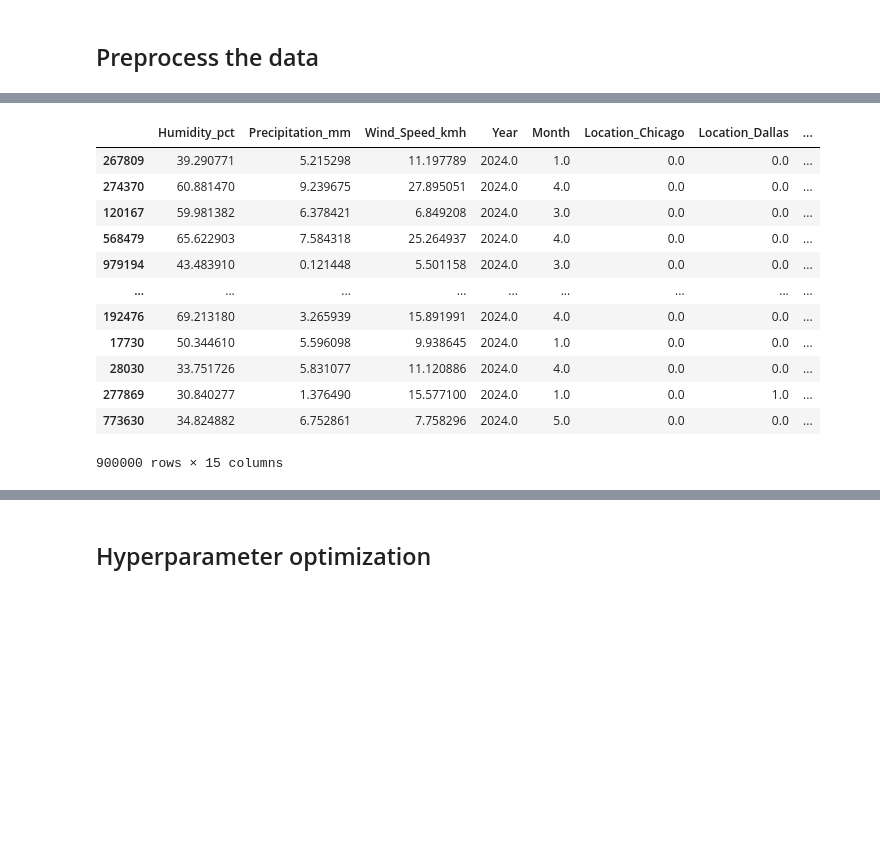
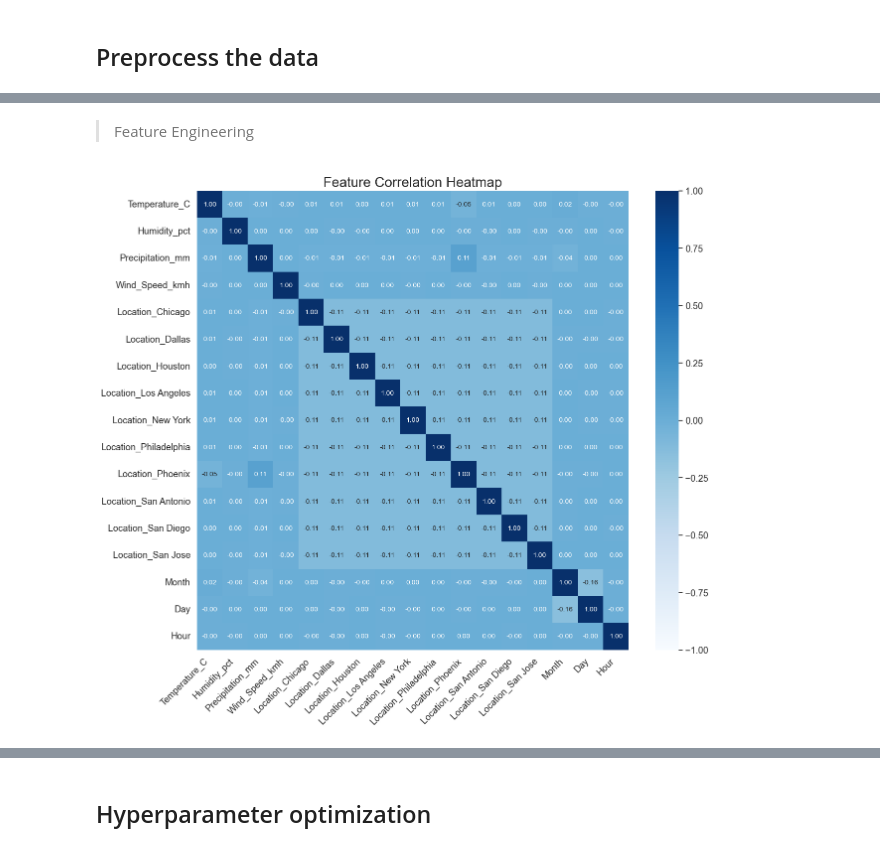
Before and after one commit to JiaheJiang/City-Temp-Predictor, a Jupyter notebook: City_temp_prediction.ipynb, the cells around one changed output, grey strips where cells are left out. Drawn from its saved outputs; the diff is of its cells as text; code cells hidden in the pictures; blank space fills up the shorter version.

```diff
--- a/City_temp_prediction.ipynb
+++ b/City_temp_prediction.ipynb
@@ -168,10 +209,0 @@ passthrough_features = ["Humidity_pct","Precipitation_mm","Wind_Speed_kmh","Year
-# %%
-categorical_transformer = make_pipeline(
-    OneHotEncoder(handle_unknown="ignore", sparse_output=False),
-)
-
-preprocessor = make_column_transformer(
-    ("drop", drop_features),
-    ("passthrough", passthrough_features),
-    (categorical_transformer, categorical_features),
-)
@@ -206,19 +244,30 @@ new_columns = (
-# %%
-X_train_enc = pd.DataFrame(
-    preprocessor.transform(X_train), index=X_train.index, columns=new_columns
-)
-X_train_enc
-# %% [output]
-|  | Humidity_pct | Precipitation_mm | Wind_Speed_kmh | Year | Month | Location_Chicago | Location_Dallas | ... |
-| 267809 | 39.290771 | 5.215298 | 11.197789 | 2024.0 | 1.0 | 0.0 | 0.0 | ... |
-| 274370 | 60.881470 | 9.239675 | 27.895051 | 2024.0 | 4.0 | 0.0 | 0.0 | ... |
-| 120167 | 59.981382 | 6.378421 | 6.849208 | 2024.0 | 3.0 | 0.0 | 0.0 | ... |
-| 568479 | 65.622903 | 7.584318 | 25.264937 | 2024.0 | 4.0 | 0.0 | 0.0 | ... |
-| 979194 | 43.483910 | 0.121448 | 5.501158 | 2024.0 | 3.0 | 0.0 | 0.0 | ... |
-| ... | ... | ... | ... | ... | ... | ... | ... | ... |
-| 192476 | 69.213180 | 3.265939 | 15.891991 | 2024.0 | 4.0 | 0.0 | 0.0 | ... |
-| 17730 | 50.344610 | 5.596098 | 9.938645 | 2024.0 | 1.0 | 0.0 | 0.0 | ... |
-| 28030 | 33.751726 | 5.831077 | 11.120886 | 2024.0 | 4.0 | 0.0 | 0.0 | ... |
-| 277869 | 30.840277 | 1.376490 | 15.577100 | 2024.0 | 1.0 | 0.0 | 1.0 | ... |
-| 773630 | 34.824882 | 6.752861 | 7.758296 | 2024.0 | 5.0 | 0.0 | 0.0 | ... |
-900000 rows × 15 columns
+# %% [markdown]
+> Feature Engineering
+# %%
+import seaborn as sns
+
+# Concatenate y_train with X_train_enc
+combined_df = pd.concat([y_train, X_train_enc], axis=1)
+
+# Calculate the correlation matrix
+cor = combined_df.corr()
+
+# Set up the matplotlib figure
+plt.figure(figsize=(14, 12))
+
+# Set up the seaborn settings
+sns.set(font_scale=1.2)
+
+# Draw the heatmap with the correlation matrix
+sns.heatmap(cor, annot=True, fmt=".2f", cmap=plt.cm.Blues, vmin=-1, vmax=1, annot_kws={"size": 10})
+
+# Rotate x-axis labels for better visibility
+plt.xticks(rotation=45, ha='right')
+
+# Add the title to the heatmap
+plt.title('Feature Correlation Heatmap', fontsize=20)
+
+# Show the plot
+plt.show()
+# %% [output]
+[figure, added]
```
Also changed, not shown: parts of 35 cells of this notebook.
